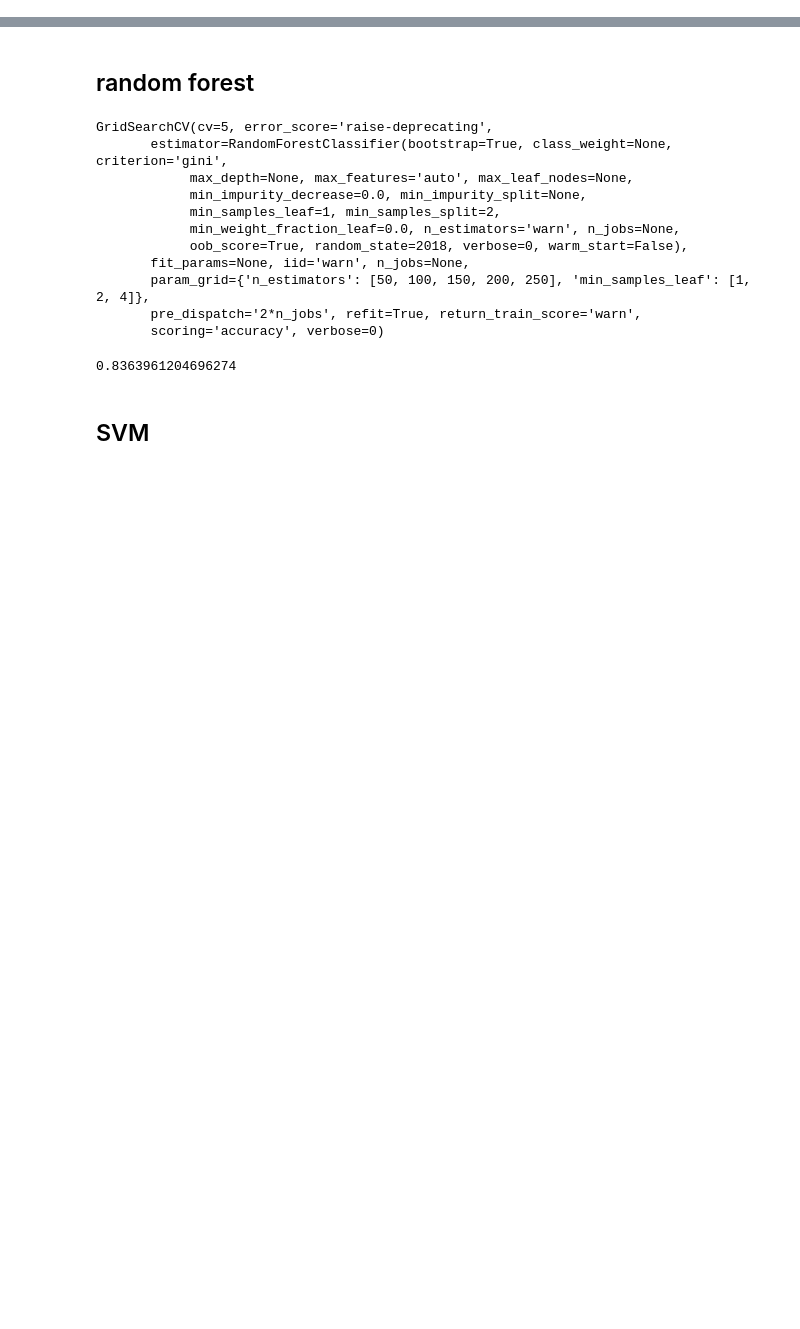
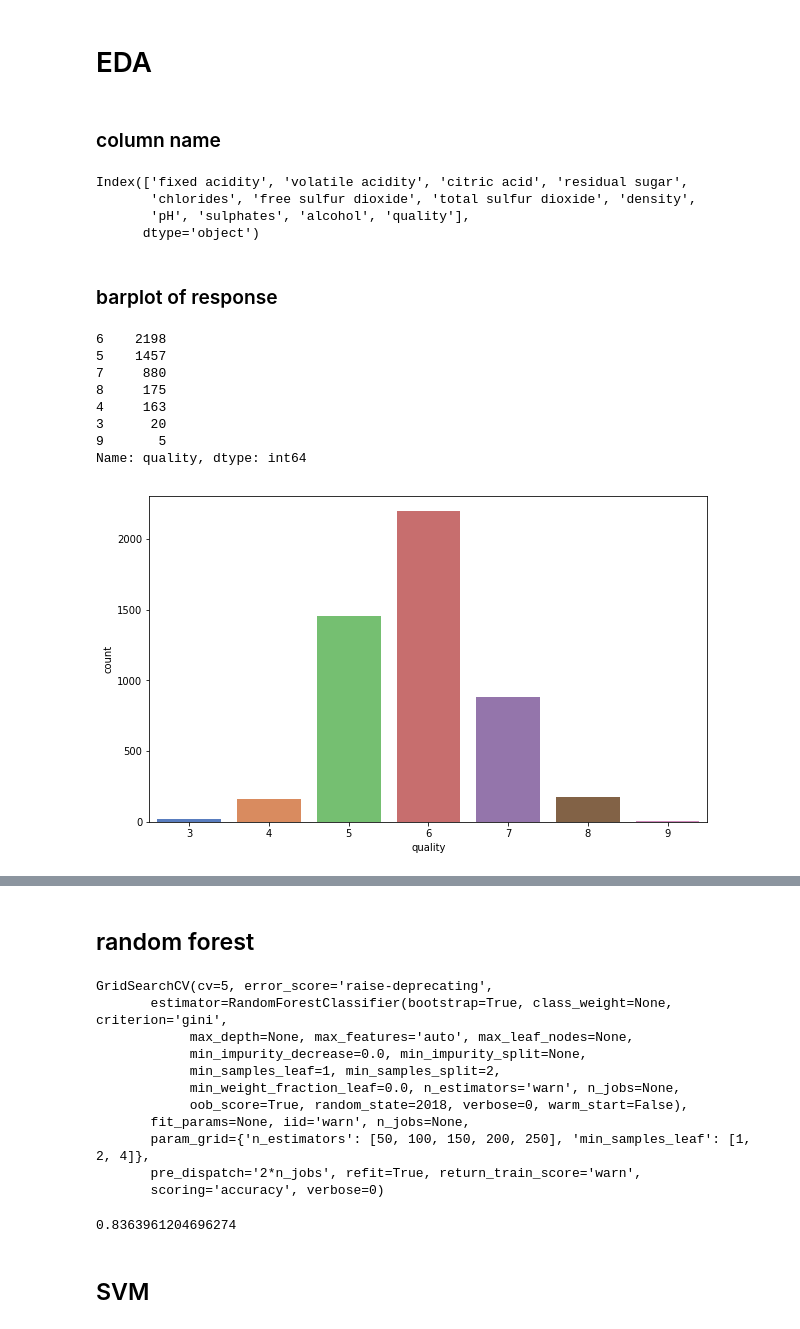
Before and after one commit to tqi2/Wine-Quality-Prediction, a Jupyter notebook: final_version.ipynb, the cells around one changed output, grey strips where cells are left out. Saved outputs shown, nothing was run; the diff lists cells and outputs as text; code cells hidden in the pictures; blank space fills up the shorter version.

```diff
--- a/final_version.ipynb
+++ b/final_version.ipynb
@@ -40,0 +39,27 @@ wine = pd.read_csv('http://archive.ics.uci.edu/ml/machine-learning-databases/win
+# %% [markdown]
+# EDA
+# %% [markdown]
+### column name
+# %%
+wine.columns
+# %% [output]
+Index(['fixed acidity', 'volatile acidity', 'citric acid', 'residual sugar',
+       'chlorides', 'free sulfur dioxide', 'total sulfur dioxide', 'density',
+       'pH', 'sulphates', 'alcohol', 'quality'],
+      dtype='object')
+# %% [markdown]
+### barplot of response
+# %%
+plt.figure(figsize=(10,6))
+sns.countplot(wine["quality"],palette="muted")
+wine["quality"].value_counts()
+# %% [output]
+6    2198
+5    1457
+7     880
+8     175
+4     163
+3      20
+9       5
+Name: quality, dtype: int64
+[figure, added]
```
Also changed, not shown: parts of 21 cells of this notebook, 1 other file.
